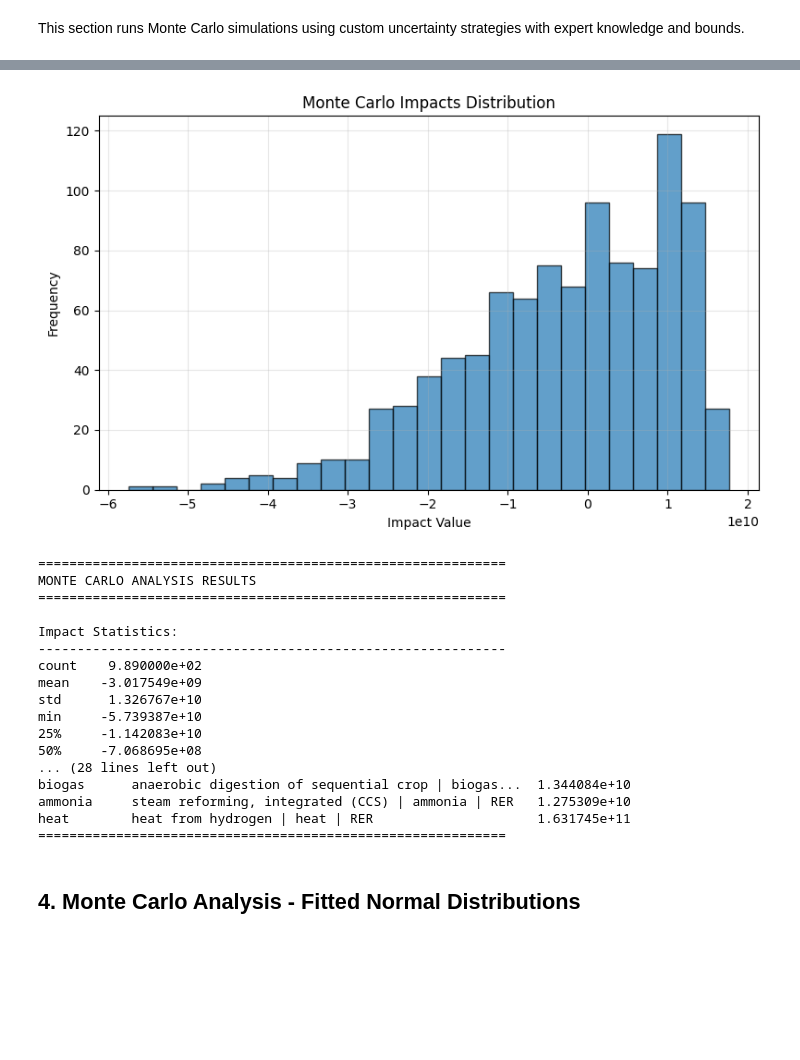
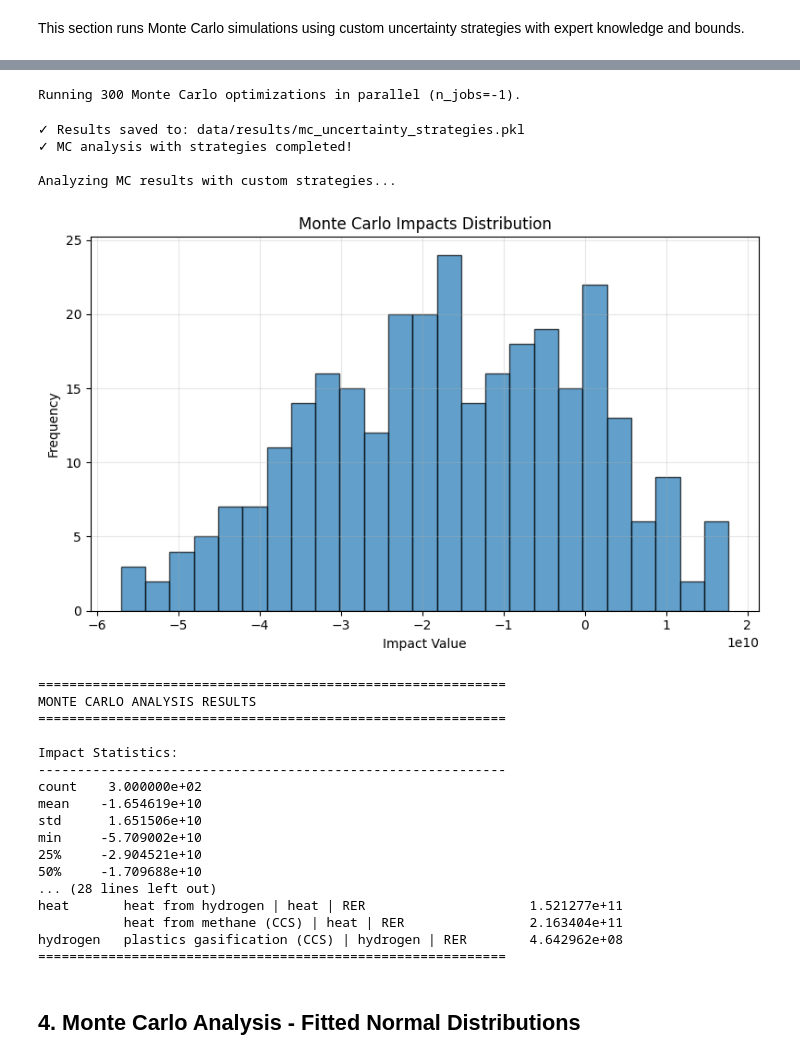
Before and after one commit to flechtenberg/pulpo, a Jupyter notebook: notebooks/uncertainty_showcase_consolidated.ipynb, the cells around one changed output, grey strips where cells are left out. Saved outputs shown, nothing was run; the diff lists cells and outputs as text; code cells hidden in the pictures; blank space fills up the shorter version.

```diff
--- a/notebooks/uncertainty_showcase_consolidated.ipynb
+++ b/notebooks/uncertainty_showcase_consolidated.ipynb
@@ -23,13 +23,13 @@ Set these parameters to control the notebook behavior:
 FORCE_RECALCULATION = False
 
 # Number of Monte Carlo iterations
-N_MC_ITERATIONS = 1000
+N_MC_ITERATIONS = 300
 
 # Random seed for reproducibility
-RANDOM_SEED = 888
+RANDOM_SEED = 666
 
 # Solver configuration
-SOLVER_NAME = "gurobi"
+SOLVER_NAME = "highs"
 
 # File paths for saved results
 RESULTS_DIR = "data/results"
@@ -468,10 +473,10 @@ else:
             uncertain_param_type='If',
             uncertain_param_subgroup='ammonia',
             prob_metadata={
-                (715, 23523): {'minimum': 0.1, 'maximum': 0.8, 'uncertainty_type': 4},
-                (81, 23537): {'loc': 0.002, 'minimum': 0.00057, 'maximum': 0.006, 'uncertainty_type': 5},
-                (82, 23537): {'loc': 0.003, 'minimum': 0.00093, 'maximum': 0.009, 'uncertainty_type': 5},
-                (716, 23537): {'loc': 0.023, 'minimum': 0.00663, 'maximum': 0.069, 'uncertainty_type': 5},
+                (715, 23523): {'loc': -2.622585, 'scale': 0.8, 'uncertainty_type': 2}, # CO2 emissions from [CCS 200km pipeline 1000m deep]
+                (81, 23537): {'loc': -5.171644, 'scale': 0.1, 'uncertainty_type': 2}, # Carbon dioxide, in air | ('natural resource', 'in air')
+                (82, 23537): {'loc': -4.678482, 'scale': 0.1, 'uncertainty_type': 2}, # Carbon dioxide, non-fossil | ('air', 'urban air close to ground')
+                (716, 23537): {'loc': -2.718564, 'scale': 0.1, 'uncertainty_type': 2}, # Carbon dioxide, fossil | ('air', 'non-urban air or from high stacks')
             }
         )
     ]
@@ -494,7 +499,7 @@ else:
     )
 
     # Solve CC-Pareto problem using epsilon-constraint method
-    lambda_epsilon_array = np.linspace(0.5, 1, 20, endpoint=False)
+    lambda_epsilon_array = np.arange(0.02, 1, 0.02)
     results_CC = pulpo_worker.solve_CC_problem(
         lambda_epsilon_array,
         normal_metadata_env_cost,
@@ -589,10 +600,14 @@ else:
             uncertain_param_type='If',
             uncertain_param_subgroup='ammonia',
             prob_metadata={
-                (715, 23523): {'minimum': 0.1, 'maximum': 0.8, 'uncertainty_type': 4},
-                (81, 23537): {'loc': 0.002, 'minimum': 0.00057, 'maximum': 0.006, 'uncertainty_type': 5},
-                (82, 23537): {'loc': 0.003, 'minimum': 0.00093, 'maximum': 0.009, 'uncertainty_type': 5},
-                (716, 23537): {'loc': 0.023, 'minimum': 0.00663, 'maximum': 0.069, 'uncertainty_type': 5},
+                (715, 23523): {'loc': -2.622585, 'scale': 0.8, 'uncertainty_type': 2}, # CO2 emissions from [CCS 200km pipeline 1000m deep]
+                (81, 23537): {'loc': -5.171644, 'scale': 0.1, 'uncertainty_type': 2}, # Carbon dioxide, in air | ('natural resource', 'in air')
+                (82, 23537): {'loc': -4.678482, 'scale': 0.1, 'uncertainty_type': 2}, # Carbon dioxide, non-fossil | ('air', 'urban air close to ground')
+                (716, 23537): {'loc': -2.718564, 'scale': 0.1, 'uncertainty_type': 2}, # Carbon dioxide, fossil | ('air', 'non-urban air or from high stacks')
+#                # From BHL [CCS 200km pipeline 1000m deep]: (715, 23523): {'minimum': 0.1, 'maximum': 0.8, 'uncertainty_type': 4}, ()
+#                # From BHL [grid electricity]: (81, 23537): {'loc': 0.002, 'minimum': 0.00057, 'maximum': 0.006, 'uncertainty_type': 5}, # Carbon dioxide, in air | ('natural resource', 'in air')
+#                # From BHL [grid electricity]: (82, 23537): {'loc': 0.003, 'minimum': 0.00093, 'maximum': 0.009, 'uncertainty_type': 5}, # Carbon dioxide, non-fossil | ('air', 'urban air close to ground')
+#                # From BHL [grid electricity]: (716, 23537): {'loc': 0.023, 'minimum': 0.00663, 'maximum': 0.069, 'uncertainty_type': 5}, # Carbon dioxide, fossil | ('air', 'non-urban air or from high stacks')
             }
         )
     ]
@@ -635,21 +660,26 @@ Analyzing MC results with custom strategies...
+Running 300 Monte Carlo optimizations in parallel (n_jobs=-1).
+✓ Results saved to: data/results/mc_uncertainty_strategies.pkl
+✓ MC analysis with strategies completed!
+
+Analyzing MC results with custom strategies...
-[figure, old version]
+[figure, new version]
-============================================================
-MONTE CARLO ANALYSIS RESULTS
-============================================================
-
-Impact Statistics:
-------------------------------------------------------------
-count    9.890000e+02
-mean    -3.017549e+09
-std      1.326767e+10
-min     -5.739387e+10
-25%     -1.142083e+10
-50%     -7.068695e+08
-... (28 lines left out)
-biogas      anaerobic digestion of sequential crop | biogas...  1.344084e+10
-ammonia     steam reforming, integrated (CCS) | ammonia | RER   1.275309e+10
-heat        heat from hydrogen | heat | RER                     1.631745e+11
-============================================================
+============================================================
+MONTE CARLO ANALYSIS RESULTS
+============================================================
+
+Impact Statistics:
+------------------------------------------------------------
+count    3.000000e+02
+mean    -1.654619e+10
+std      1.651506e+10
+min     -5.709002e+10
+25%     -2.904521e+10
+50%     -1.709688e+10
+... (28 lines left out)
+heat       heat from hydrogen | heat | RER                     1.521277e+11
+           heat from methane (CCS) | heat | RER                2.163404e+11
+hydrogen   plastics gasification (CCS) | hydrogen | RER        4.642962e+08
+============================================================
 # %% [markdown]
 ## 4. Monte Carlo Analysis - Fitted Normal Distributions
 # %% [markdown]
```
Also changed, not shown: parts of 8 cells of this notebook.
